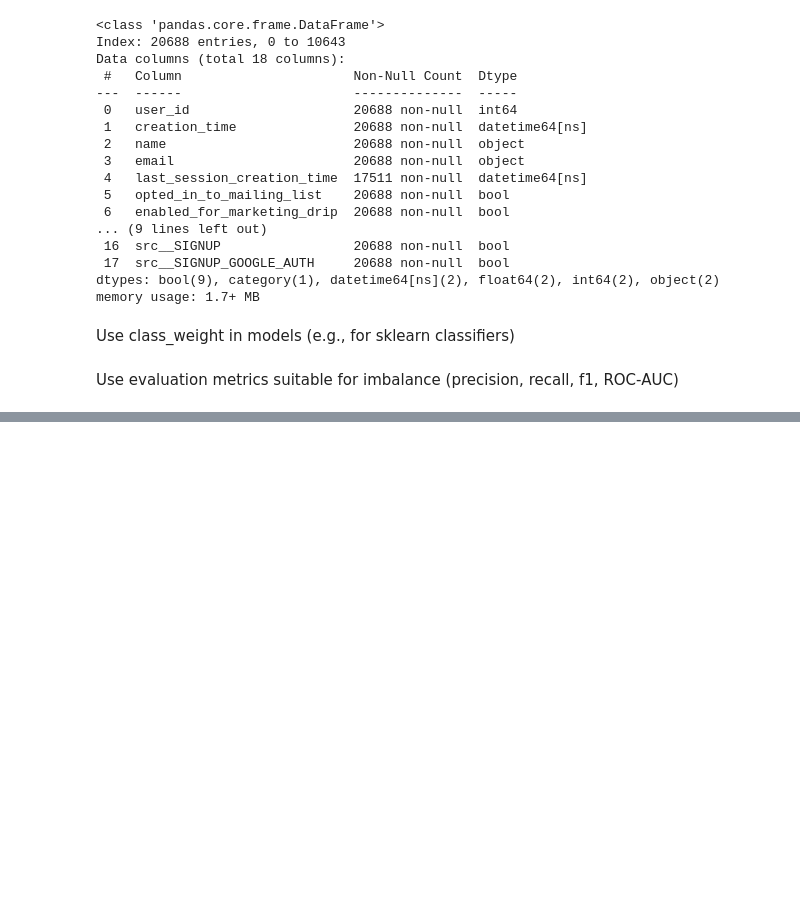
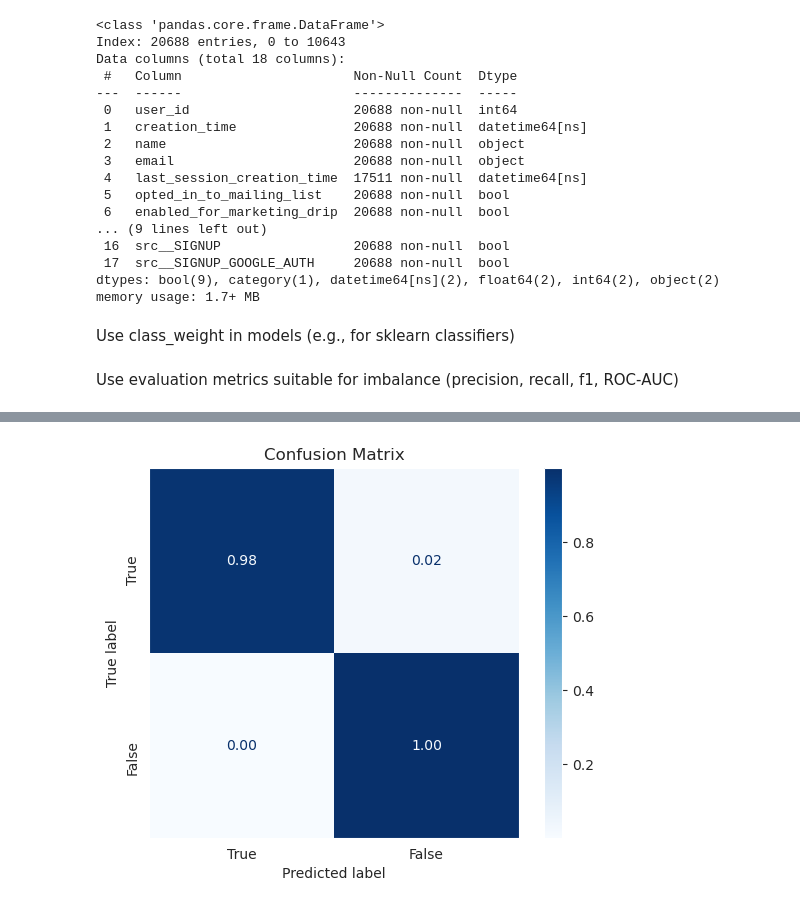
Before and after one commit to ds-edu/ml-classif-churn-relax, a Jupyter notebook: churn_prediction.ipynb, the cells around one changed output, grey strips where cells are left out. Cells and saved outputs as stored; diff of their text form; code cells hidden in the pictures; blank space fills up the shorter version.

```diff
--- a/churn_prediction.ipynb
+++ b/churn_prediction.ipynb
@@ -352,4 +353,26 @@ from sklearn.ensemble import RandomForestClassifier
 # %% [markdown]
 Use class_weight in models (e.g., for sklearn classifiers)
+# %%
+def objective(space):
+    clf = RandomForestClassifier(**space, random_state=random_seed, class_weight='balanced')
+    clf.fit(X_train, y_train)
+
+    y_pred = clf.predict(X_test)
+    y_proba = clf.predict_proba(X_test)
+
+    loss = log_loss(y_test, y_proba)
+    return loss  # Note: Hyperopt minimizes the objective, so return positive log loss
+
+trials = Trials()
+space = {
+    'n_estimators': hp.uniformint('n_estimators', 50, 200, q=50),
+    'max_depth': hp.choice('max_depth', [None, 10, 20, 30]),
+    'min_samples_split': hp.uniformint('min_samples_split', 2, 10, q=2),
+    'min_samples_leaf': hp.uniformint('min_samples_leaf', 1, 6, q=1),
+    # 'max_features': hp.choice('max_features', ['auto', 'sqrt', 'log2']
+    'criterion': hp.choice('criterion', ['gini', 'entropy']),
+}
+
+smbo = fmin(fn=objective, space=space, algo=tpe.suggest, max_evals=100, trials=trials, rstate=np.random.default_rng(random_seed))
 # %% [markdown]
 Use evaluation metrics suitable for imbalance (precision, recall, f1, ROC-AUC)
@@ -355,0 +465,12 @@ Use evaluation metrics suitable for imbalance (precision, recall, f1, ROC-AUC)
+# %%
+sns.set_style('dark')
+disp = ConfusionMatrixDisplay.from_predictions(y_test, y_pred,
+                                               display_labels=clf.classes_[::-1],
+                                                normalize='true',
+                                                cmap=plt.cm.Blues,
+                                                values_format='.2f')
+plt.title('Confusion Matrix')
+plt.yticks(ticks=[0, 1], rotation=90) # labels=['Not Adopted', 'Adopted'])
+plt.show()
+# %% [output]
+[figure, added]
```
Also changed, not shown: parts of 9 cells of this notebook.
